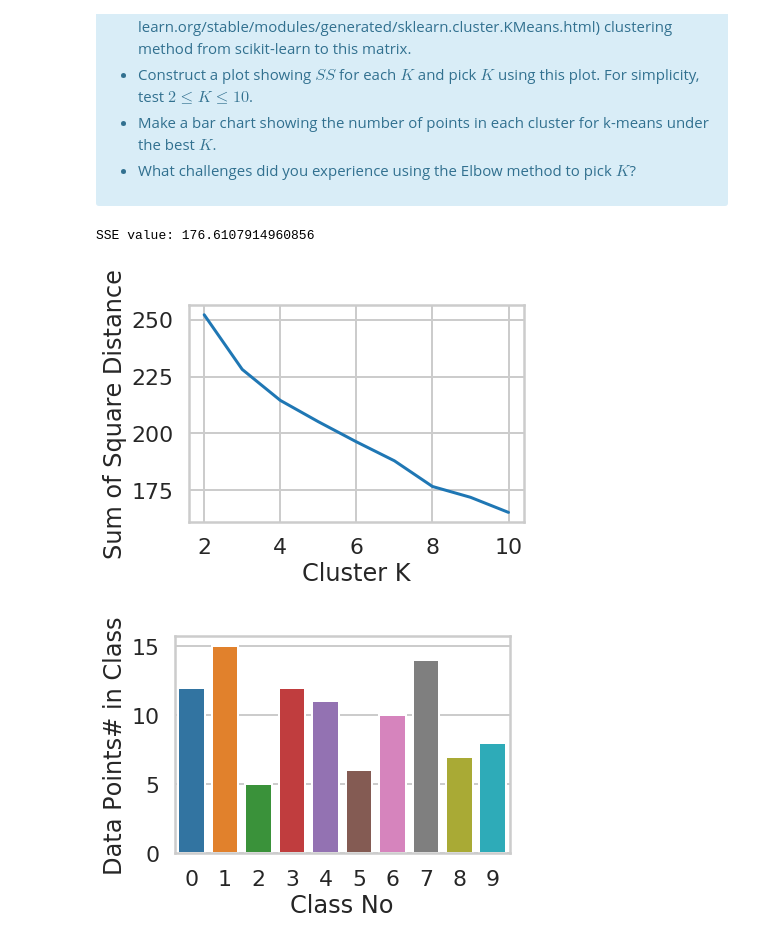
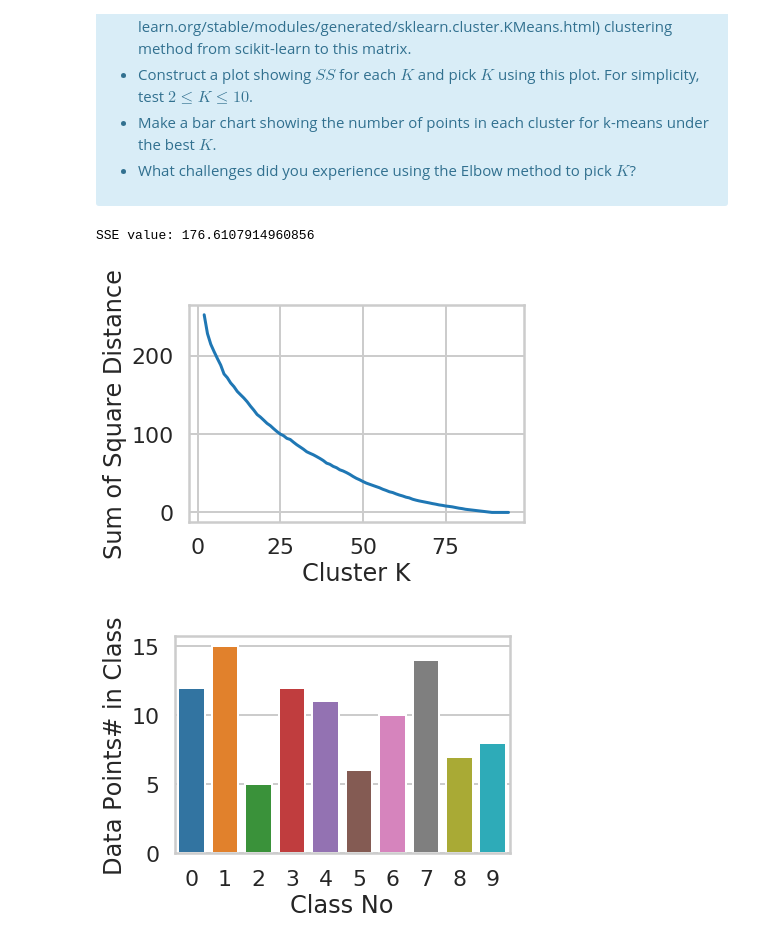
Before and after one commit to BoshengW/SpringBoard, a Jupyter notebook: Unit8_mini_project/Mini_Project_Clustering.ipynb, the cells around one changed output. Cells and saved outputs as stored; diff of their text form; code cells hidden in the pictures.

```diff
--- a/Unit8_mini_project/Mini_Project_Clustering.ipynb
+++ b/Unit8_mini_project/Mini_Project_Clustering.ipynb
@@ -110,33 +110,33 @@ where $x_i$ is a point, $C_k$ represents cluster $k$ and $\mu_k$ is the centroid
 # %%
 # your turn
 ## Q1. when SS value is minimum value, this time clustering will be better clustering. Since the less of SS value, the more closer data points to clustering center. which means data point more possible are same class with clustering centroid.
 
 ## Q2
 x_cols = df_dummy[offer_id_list[1:]]
 
 ## Q3
 from sklearn.cluster import KMeans
 
 kmeans = KMeans(n_clusters=8, random_state=0).fit(x_cols)
 print("SSE value: {}".format(kmeans.inertia_))
 
 ## Q4
 
 K = []
 SSE = []
 
-for idx in range(2,11):
+for idx in range(2,95):
     K.append(idx);
     kmeans = KMeans(n_clusters=idx, random_state=0).fit(x_cols)
     SSE.append(kmeans.inertia_)
 
 data = {"Cluster K": K, "Sum of Square Distance": SSE}
 df_models_performance = pd.DataFrame(data=data)
 
 ax1 = sns.lineplot(x="Cluster K", y="Sum of Square Distance", data=df_models_performance)
 # %% [output]
 SSE value: 176.6107914960856
-[figure, old version]
+[figure, new version]
 # %%
 ## Q5
 ## based on Q4, we find that model has best performance when K=10
```
Also changed, not shown: parts of 9 cells of this notebook, 1 other file.
